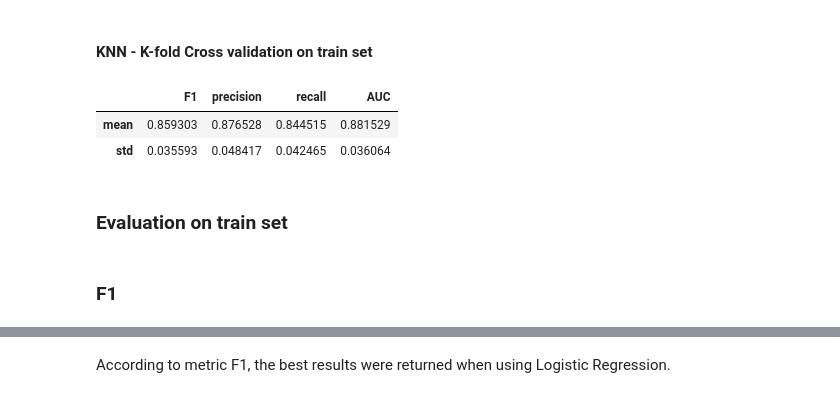
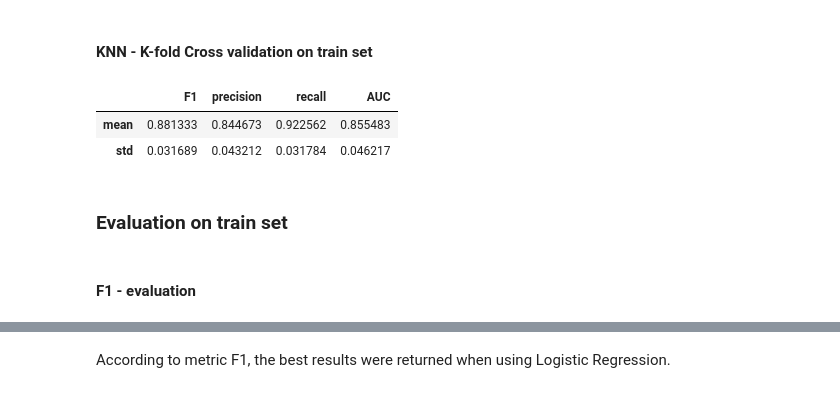
Before and after one commit to jkuhta/is-seminarska2, a Jupyter notebook: seminarska2.ipynb, the cells around one changed output, grey strips where cells are left out. Drawn from its saved outputs; the diff is of its cells as text; code cells hidden in the pictures.

```diff
--- a/seminarska2.ipynb
+++ b/seminarska2.ipynb
@@ -552,9 +571,9 @@ data = display_scores(LR_prediction_trans, y_test)
 SVC_model_trans = SVC()
 
 SVC_model_trans.fit(trainTransformed, y_train)
-SVC_prediction_trans = SVC_model.predict(testTransformed)
+SVC_prediction_trans = SVC_model_trans.predict(testTransformed)
 
 data = display_scores(SVC_prediction, y_test)
-data = display_scores(SVC_prediction_trans, y_test)
+data_SVM_transformation = display_scores(SVC_prediction_trans, y_test)
 # %% [output]
 |  | F1 | precision | recall | AUC |
@@ -566,9 +585,12 @@ data = display_scores(SVC_prediction_trans, y_test)
 # %%
-KNN_model_trans = KNeighborsClassifier(n_neighbors=5)
+KNN_model_trans = KNeighborsClassifier(n_neighbors=2)
 
 KNN_model_trans.fit(trainTransformed, y_train)
 KNN_prediction_trans = KNN_model_trans.predict(testTransformed)
 data = display_scores(KNN_prediction, y_test)
-data = display_scores(KNN_prediction_trans, y_test)
+data_KNN_transformation = display_scores(KNN_prediction_trans, y_test)
+
+X_train = trainTransformed
+X_test = testTransformed
 # %% [output]
 |  | F1 | precision | recall | AUC |
@@ -580,2 +600,16 @@ Transformation of features results in significant drop of performance in Logisti
 # %% [markdown]
 ## Evaluation
+# %%
+data = np.array([data_LR[0], data_SVM[0], data_KNN[0],
+                 data_LR_correlation[0], data_SVM_correlation[0], data_KNN_correlation[0],
+                 data_LR_information[0], data_SVM_information[0], data_KNN_information[0],
+                 data_LR_lasso[0], data_SVM_lasso[0], data_KNN_lasso[0],
+                 data_LR_transformation[0], data_SVM_transformation[0], data_KNN_transformation[0]])
+scores = pd.DataFrame(data, columns=['F1','precision','recall','AUC'])
+scores.index = ['LR - normal', 'SVM - normal', 'KNN - normal',
+                'LR - correlation', 'SVM - correlation', 'KNN - correlation',
+                'LR - information gain', 'SVM - information gain', 'KNN - information gain',
+                'LR - lasso', 'SVM - lasso', 'KNN - lasso',
+                'LR - transformation', 'SVM - transformation', 'KNN - transformation']
+scores.sort_values(by=['F1'],inplace=True,ascending=False)
+display(scores)
@@ -593,7 +644,7 @@ def k_fold_cross_validation(model):
     cv = RepeatedKFold(n_splits=10, n_repeats=5, random_state=1)
     # create model
     modelSVM = SVC()
-    X = X_lasso_train
+    X = X_train
     y = y_train
 
 
@@ -649,17 +700,17 @@ SVM_means = dataSVM[0]
 # %% [markdown]
 #### KNN - K-fold Cross validation on train set
 # %%
-modelKNN = KNeighborsClassifier(n_neighbors=5)
+modelKNN = KNeighborsClassifier(n_neighbors=2)
 dataKNN = k_fold_cross_validation(modelKNN)
 KNN_f1 = dataKNN[:,0]
 KNN_precision = dataKNN[:,1]
 KNN_recall = dataKNN[:,2]
 KNN_auc = dataKNN[:,3]
 KNN_means = dataKNN[0]
 # %% [output]
 |  | F1 | precision | recall | AUC |
-| mean | 0.859303 | 0.876528 | 0.844515 | 0.881529 |
-| std | 0.035593 | 0.048417 | 0.042465 | 0.036064 |
+| mean | 0.881333 | 0.844673 | 0.922562 | 0.855483 |
+| std | 0.031689 | 0.043212 | 0.031784 | 0.046217 |
 # %% [markdown]
 ### Evaluation on train set
 # %%
@@ -669,7 +720,7 @@ def evaluate(data):
     evaluation.sort_values(by=['Mean'],inplace=True,ascending=False)
     display(evaluation)
 # %% [markdown]
-### F1
+#### F1 - evaluation
 # %%
 f1_data = np.array([LR_f1, SVM_f1, KNN_f1])
 evaluate(f1_data)
```
Also changed, not shown: parts of 42 cells of this notebook, 1 other file.
